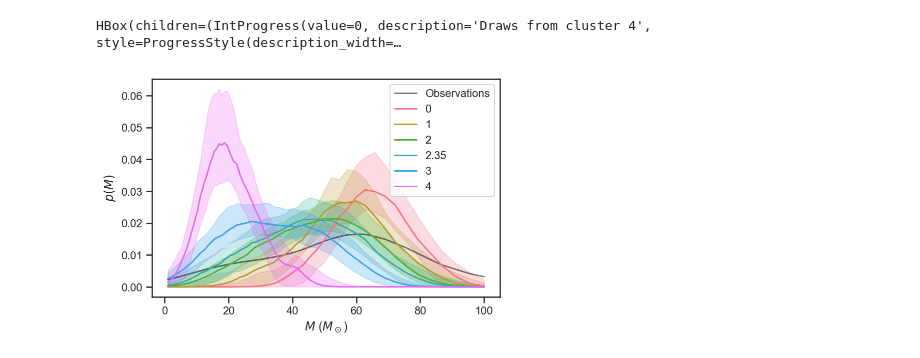
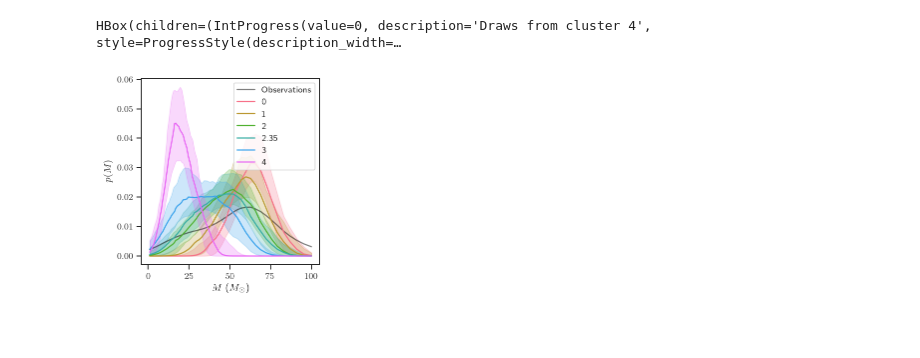
Before and after one commit to farr/ClusterBHGW, a Jupyter notebook: Populations.ipynb, the cells around one changed output. Cells and saved outputs as stored; diff of their text form; code cells hidden in the pictures; blank space fills up the shorter version.

Commit message:
Better plot for model checking.

```diff
--- a/Populations.ipynb
+++ b/Populations.ipynb
@@ -499,30 +501,37 @@ HBox(children=(IntProgress(value=0, description='Draws from cluster 4', style=Pr
 # %%
 ms = exp(linspace(log(1), log(100), 100))
 
 pal = sns.color_palette(palette='husl', n_colors=len(clusters))
 
 obs_ps = []
 for od in obs_draws:
     obs_ps.append(gaussian_kde(od)(ms))
 obs_ps = array(obs_ps)
 
-plot(ms, median(obs_ps, axis=0), color='k', label='Observations', alpha=0.5)
+with sns.plotting_context('paper'):
+    orig_rc = plt.rcParams['text.usetex']
+    plt.rcParams['text.usetex'] = True
+    try:
+        figure(figsize=(colwidth,colwidth))
+        plot(ms, median(obs_ps, axis=0), color='k', label='Observations', alpha=0.5)
 
-for i, (k, cd) in enumerate(zip(clusters.keys(), cluster_draws)):
-    cps = []
-    for d in cd:
-        cps.append(gaussian_kde(d)(ms))
-    cps = array(cps)
+        for i, (k, cd) in enumerate(zip(clusters.keys(), cluster_draws)):
+            cps = []
+            for d in cd:
+                cps.append(gaussian_kde(d)(ms))
+            cps = array(cps)
 
-    l, = plot(ms, median(cps, axis=0), label=str(k), color=pal[i])
-    fill_between(ms, percentile(cps, 84, axis=0), percentile(cps, 16, axis=0), color=l.get_color(), alpha=0.25)
+            l, = plot(ms, median(cps, axis=0), label=str(k), color=pal[i])
+            fill_between(ms, percentile(cps, 84, axis=0), percentile(cps, 16, axis=0), color=l.get_color(), alpha=0.25)
 
-legend(loc='best')
-xlabel(r'$M$ ($M_\odot$)')
-ylabel(r'$p(M)$')
+        legend(loc='best')
+        xlabel(r'$M$ ($M_\odot$)')
+        ylabel(r'$p(M)$')
 
-tight_layout()
+        tight_layout()
 
-savefig('M-pred.pdf')
+        savefig('M-pred.pdf')
+    finally:
+        plt.rcParams['text.usetex'] = orig_rc
 # %% [output]
-[figure, old version]
+[figure, new version]
```
Also changed, not shown: parts of 3 cells of this notebook, 1 other file.
